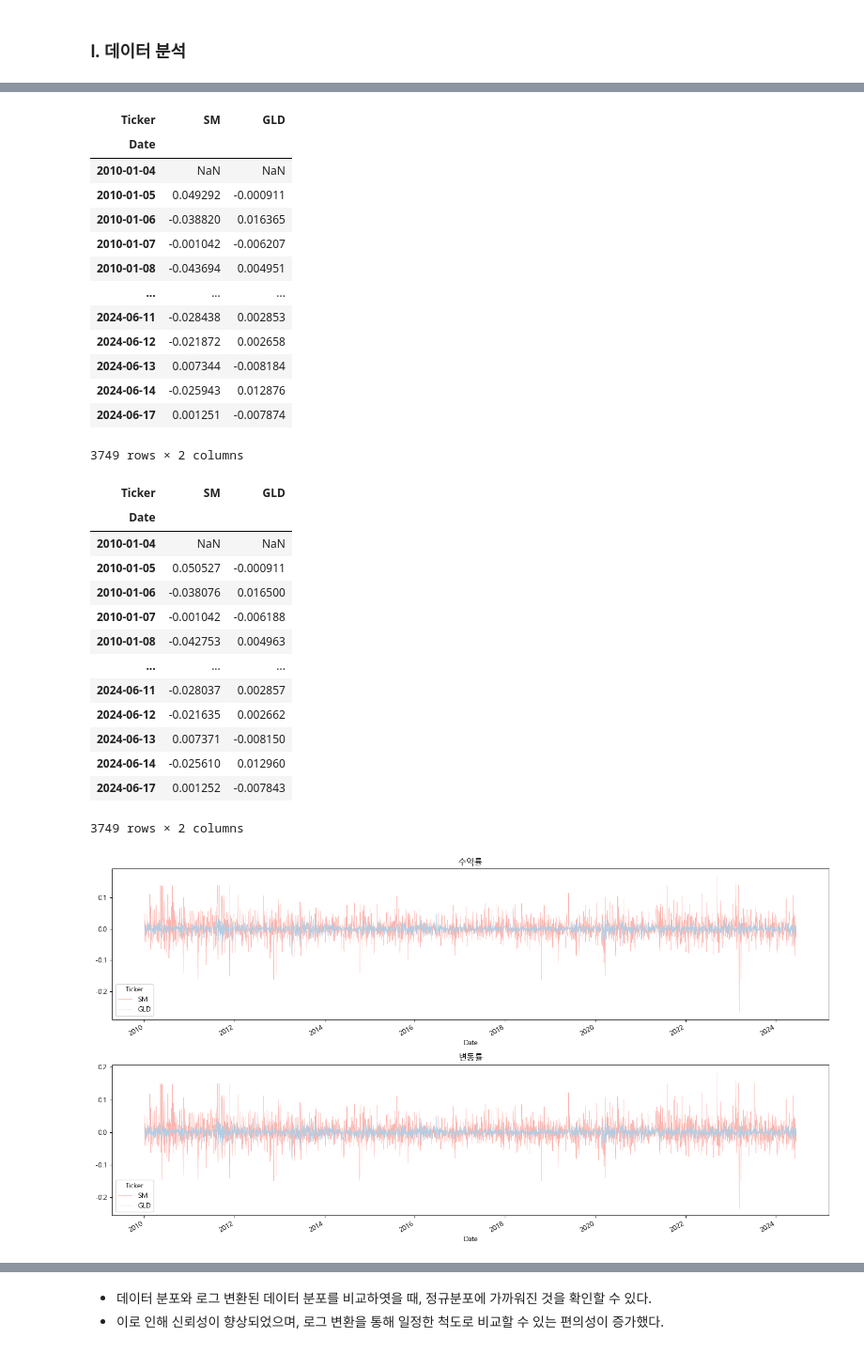
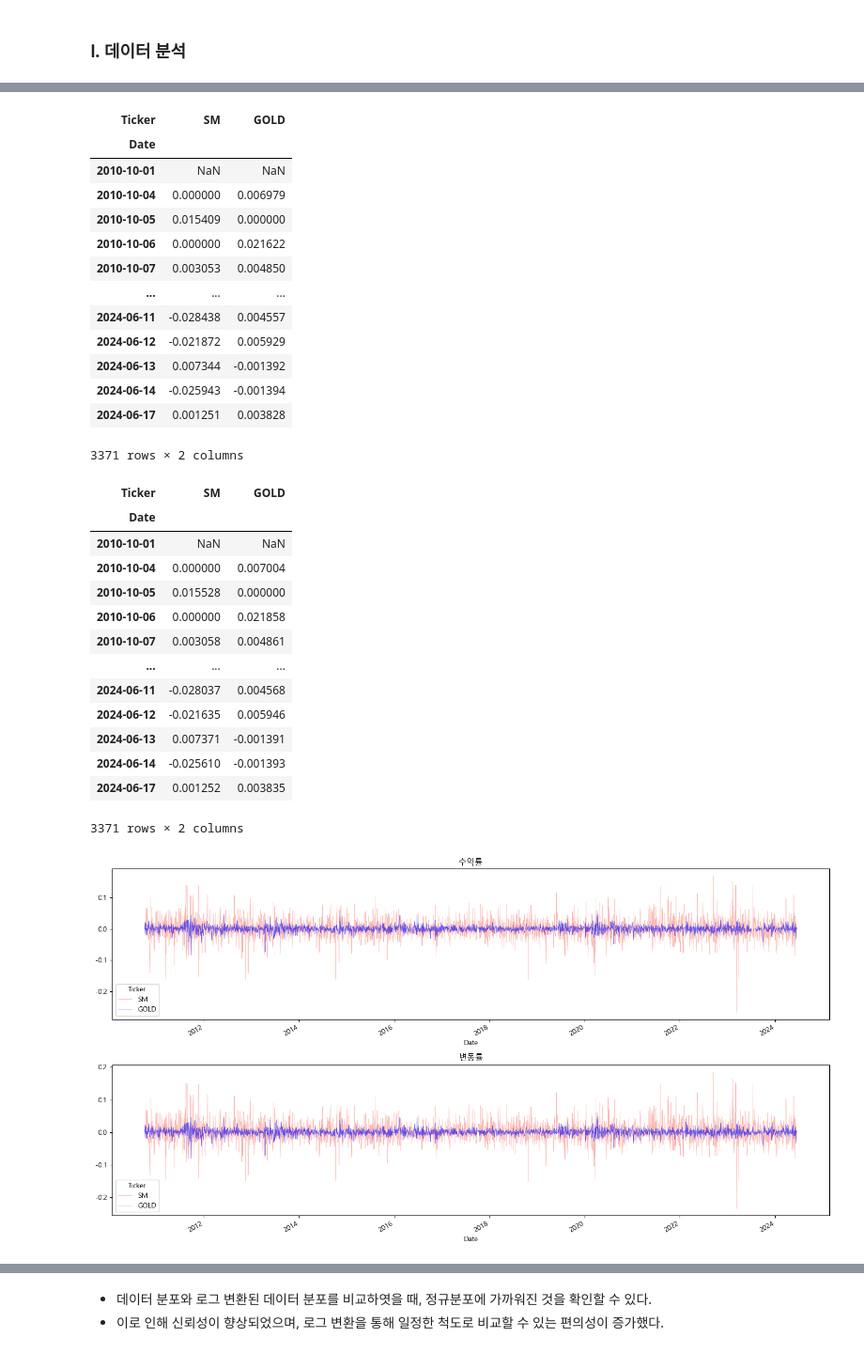
Before and after one commit to songseogyeong/project-time_series, a Jupyter notebook: SM_ent.ipynb, the cells around one changed output, grey strips where cells are left out. Shown at 94% size. Saved outputs shown, nothing was run; the diff lists cells and outputs as text; code cells hidden in the pictures.

```diff
--- a/SM_ent.ipynb
+++ b/SM_ent.ipynb
@@ -44,11 +54,11 @@ plt.rcParams['axes.unicode_minus'] =False
 # %%
 import yfinance as yf
 
-# SM 엔터테인먼트와 GLD(금 펀드, ETF) 티커를 저장
-columns = ['041510.KQ', 'GLD']
+# SM 엔터테인먼트와 Gold금 펀드, ETF) 티커를 저장
+columns = ['041510.KQ', '132030.KS']
 
 # yfinance 라이브러리를 사용하여 특정 종목 데이터를 다운로드 후 시계열 데이터 프레임으로 변환 (소수점 4자리까지 표기)
-f_df = yf.download(columns, start='2010-01-01')['Adj Close'].round(4)
+f_df = yf.download(columns, start='2010-10-01', end='2024-06-18')['Adj Close'].round(4)
 f_df
 # %% [output]
 [*********************100%%**********************]  2 of 2 completed
@@ -69,5 +79,5 @@ f_df
 # %%
-# sm엔터테이먼트 컬럼을 명확하게 확인할 수 있도록 컬럼명 변경
-pre_f_df = f_df.rename(columns={'041510.KQ': 'SM'})
+# 컬럼을 명확하게 확인할 수 있도록 컬럼명 변경
+pre_f_df = f_df.rename(columns={'041510.KQ': 'SM', '132030.KS': 'GOLD'})
 pre_f_df
 # %% [output]
@@ -96,4 +97,0 @@ def krw_transform(usd):
-# %%
-# 함수를 사용하여 원화로 변경
-pre_f_df.GLD = pre_f_df.GLD.apply(lambda x: krw_transform(x))
-pre_f_df
@@ -182,60 +192,62 @@ import numpy as np
 rate_f_df = np.log(pre_f_df / pre_f_df.shift(1))
 rate_f_df
 # %% [output]
-| Ticker | SM | GLD |
+| Ticker | SM | GOLD |
 | Date |  |  |
-| 2010-01-04 | NaN | NaN |
-| 2010-01-05 | 0.049292 | -0.000911 |
-| 2010-01-06 | -0.038820 | 0.016365 |
-| 2010-01-07 | -0.001042 | -0.006207 |
-| 2010-01-08 | -0.043694 | 0.004951 |
+| 2010-10-01 | NaN | NaN |
+| 2010-10-04 | 0.000000 | 0.006979 |
+| 2010-10-05 | 0.015409 | 0.000000 |
+| 2010-10-06 | 0.000000 | 0.021622 |
+| 2010-10-07 | 0.003053 | 0.004850 |
 | ... | ... | ... |
-| 2024-06-11 | -0.028438 | 0.002853 |
-| 2024-06-12 | -0.021872 | 0.002658 |
-| 2024-06-13 | 0.007344 | -0.008184 |
-| 2024-06-14 | -0.025943 | 0.012876 |
-| 2024-06-17 | 0.001251 | -0.007874 |
+| 2024-06-11 | -0.028438 | 0.004557 |
+| 2024-06-12 | -0.021872 | 0.005929 |
+| 2024-06-13 | 0.007344 | -0.001392 |
+| 2024-06-14 | -0.025943 | -0.001394 |
+| 2024-06-17 | 0.001251 | 0.003828 |
-3749 rows × 2 columns
+3371 rows × 2 columns
 # %%
 # 변동률 계산하기
 # 변동률 = (오늘 종가 - 어제 종가) / 어제 종가
 pct_f_df = pre_f_df.pct_change()
 pct_f_df
 # %% [output]
-| Ticker | SM | GLD |
+| Ticker | SM | GOLD |
 | Date |  |  |
-| 2010-01-04 | NaN | NaN |
-| 2010-01-05 | 0.050527 | -0.000911 |
-| 2010-01-06 | -0.038076 | 0.016500 |
-| 2010-01-07 | -0.001042 | -0.006188 |
-| 2010-01-08 | -0.042753 | 0.004963 |
+| 2010-10-01 | NaN | NaN |
+| 2010-10-04 | 0.000000 | 0.007004 |
+| 2010-10-05 | 0.015528 | 0.000000 |
+| 2010-10-06 | 0.000000 | 0.021858 |
+| 2010-10-07 | 0.003058 | 0.004861 |
 | ... | ... | ... |
-| 2024-06-11 | -0.028037 | 0.002857 |
-| 2024-06-12 | -0.021635 | 0.002662 |
-| 2024-06-13 | 0.007371 | -0.008150 |
-| 2024-06-14 | -0.025610 | 0.012960 |
-| 2024-06-17 | 0.001252 | -0.007843 |
+| 2024-06-11 | -0.028037 | 0.004568 |
+| 2024-06-12 | -0.021635 | 0.005946 |
+| 2024-06-13 | 0.007371 | -0.001391 |
+| 2024-06-14 | -0.025610 | -0.001393 |
+| 2024-06-17 | 0.001252 | 0.003835 |
-3749 rows × 2 columns
+3371 rows × 2 columns
 # %%
 import matplotlib.pyplot as plt
 
 # 그래프 크기 설정
 fig, ax = plt.subplots(2, 1, figsize=(15, 8))
 
 # 특정 데이터 수익률 시각화
 # lw = line widht = 선 두께
-rate_f_df[['SM', 'GLD']].plot(color=colors, lw=0.5, ax=ax[0])
+rate_f_df[['SM']].plot(color=colors[0], lw=0.5, ax=ax[0])
+rate_f_df[['GOLD']].plot(color='blue', lw=0.5, ax=ax[0], alpha=0.6)
 ax[0].set_title('수익률')
 
 # 특정 데이터 수익률 시각화
 # lw = line widht = 선 두께
-pct_f_df[['SM', 'GLD']].plot(color=colors, lw=0.5, ax=ax[1])
+pct_f_df[['SM']].plot(color=colors, lw=0.5, ax=ax[1])
+pct_f_df[['GOLD']].plot(color='blue', lw=0.5, ax=ax[1], alpha=0.6)
 ax[1].set_title('변동률')
 
 # 레이아웃 조정
 plt.tight_layout()
 
 # 그래프 표시
 plt.show()
 # %% [output]
-[figure, old version]
+[figure, new version]
```
Also changed, not shown: parts of 37 cells of this notebook, 1 other file.
